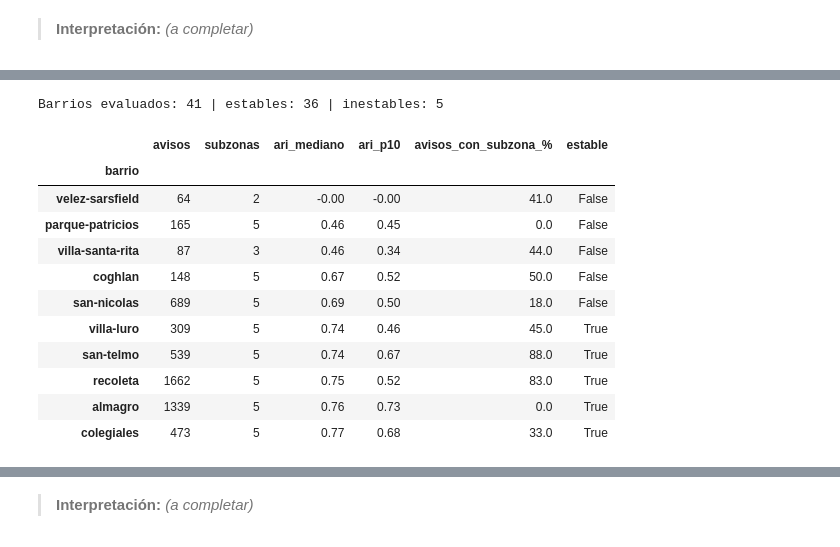
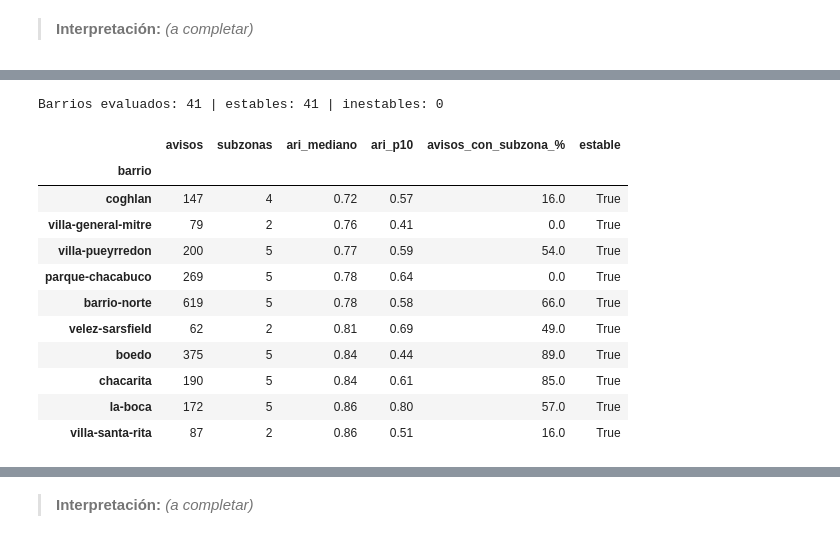
Before and after one commit to gbuhler-itba/TP-Analitica-Descriptiva, a Jupyter notebook: notebooks/04_validacion_modelos.ipynb, the cells around one changed output, grey strips where cells are left out. Drawn from its saved outputs; the diff is of its cells as text; code cells hidden in the pictures.

```diff
--- a/notebooks/04_validacion_modelos.ipynb
+++ b/notebooks/04_validacion_modelos.ipynb
@@ -30,14 +30,19 @@ import pandas as pd
 RAIZ = Path.cwd().parent if Path.cwd().name == "notebooks" else Path.cwd()
 sys.path.insert(0, str(RAIZ))
 
-from src import modelo, validacion
+from src import analisis, modelo, validacion
 from src.configuracion import cargar_config
 from src.eda import AZUL, AZUL_OSCURO, GRIS, ROJO, nombre_barrio
 
 CFG = cargar_config()
 PARAMS = {**CFG["analisis"], "b_bootstrap": 300}
-df = pd.read_csv(RAIZ / CFG["rutas"]["limpio"], sep="\t", low_memory=False)
+limpio = pd.read_csv(RAIZ / CFG["rutas"]["limpio"], sep="\t", low_memory=False)
+con_fuentes = analisis.unir_fuentes_externas(limpio, CFG["rutas"])
+# Como en la etapa 6: los avisos con geocodificación dudosa (a más de 1 km del barrio buscado) se tratan como
+# sin coordenadas, y las sub-zonas se recalculan sin ellos
+df = analisis.tratar_geo_dudoso(con_fuentes, CFG["enriquecimiento"])
 oficial = pd.read_csv(RAIZ / CFG["rutas"]["precio_esperado"], sep="\t")
+print(f"Avisos con geocodificación dudosa: {int(con_fuentes['geo_dudoso'].fillna(0).sum())}")
 y = np.log(df["precio_m2_usd"])
 unidad = modelo.grupo_de_unidad(df)
 print(f"Avisos: {len(df):,} | unidades: {unidad.nunique():,}")
@@ -125,0 +141,7 @@ estable un ARI mediano de al menos 0,7. Solo usa coordenadas, no precios: no tie
+# %%
+estab_antes = validacion.estabilidad_subzonas(con_fuentes, repeticiones=PARAMS["repeticiones_estabilidad"])
+estab = validacion.estabilidad_subzonas(df, repeticiones=PARAMS["repeticiones_estabilidad"])
+comparacion_estab = pd.DataFrame({"ari_con_geo_dudoso": estab_antes["ari_mediano"], "ari_sin_geo_dudoso": estab["ari_mediano"]})
+print(f"Barrios inestables (ARI < 0,7): con geo dudoso {(estab_antes['ari_mediano'] < 0.7).sum()} | "
+      f"sin geo dudoso {(estab['ari_mediano'] < 0.7).sum()}")
+comparacion_estab.sort_values("ari_con_geo_dudoso").round(2).head(8)
@@ -126,24 +160,23 @@ estable un ARI mediano de al menos 0,7. Solo usa coordenadas, no precios: no tie
 # %%
-estab = validacion.estabilidad_subzonas(df, repeticiones=50)
 usa_sub = oficial.assign(usa=oficial["zona"] != oficial["barrio"]).groupby("barrio")["usa"].mean()
 estab["avisos_con_subzona_%"] = (100 * usa_sub.reindex(estab.index)).round(0)
 estab["estable"] = estab["ari_mediano"] >= 0.7
 print(f"Barrios evaluados: {len(estab)} | estables: {estab['estable'].sum()} | inestables: {(~estab['estable']).sum()}")
 estab.round(2).head(10)
 # %% [output]
-Barrios evaluados: 41 | estables: 36 | inestables: 5
+Barrios evaluados: 41 | estables: 41 | inestables: 0
 |  | avisos | subzonas | ari_mediano | ari_p10 | avisos_con_subzona_% | estable |
 | barrio |  |  |  |  |  |  |
-| velez-sarsfield | 64 | 2 | -0.00 | -0.00 | 41.0 | False |
-| parque-patricios | 165 | 5 | 0.46 | 0.45 | 0.0 | False |
-| villa-santa-rita | 87 | 3 | 0.46 | 0.34 | 44.0 | False |
-| coghlan | 148 | 5 | 0.67 | 0.52 | 50.0 | False |
-| san-nicolas | 689 | 5 | 0.69 | 0.50 | 18.0 | False |
-| villa-luro | 309 | 5 | 0.74 | 0.46 | 45.0 | True |
-| san-telmo | 539 | 5 | 0.74 | 0.67 | 88.0 | True |
-| recoleta | 1662 | 5 | 0.75 | 0.52 | 83.0 | True |
-| almagro | 1339 | 5 | 0.76 | 0.73 | 0.0 | True |
-| colegiales | 473 | 5 | 0.77 | 0.68 | 33.0 | True |
+| coghlan | 147 | 4 | 0.72 | 0.57 | 16.0 | True |
+| villa-general-mitre | 79 | 2 | 0.76 | 0.41 | 0.0 | True |
+| villa-pueyrredon | 200 | 5 | 0.77 | 0.59 | 54.0 | True |
+| parque-chacabuco | 269 | 5 | 0.78 | 0.64 | 0.0 | True |
+| barrio-norte | 619 | 5 | 0.78 | 0.58 | 66.0 | True |
+| velez-sarsfield | 62 | 2 | 0.81 | 0.69 | 49.0 | True |
+| boedo | 375 | 5 | 0.84 | 0.44 | 89.0 | True |
+| chacarita | 190 | 5 | 0.84 | 0.61 | 85.0 | True |
+| la-boca | 172 | 5 | 0.86 | 0.80 | 57.0 | True |
+| villa-santa-rita | 87 | 2 | 0.86 | 0.51 | 16.0 | True |
 # %%
 fig, ax = plt.subplots(figsize=(8, 9))
 orden = estab.sort_values("ari_mediano")
```
Also changed, not shown: parts of 22 cells of this notebook, 10 other files.
